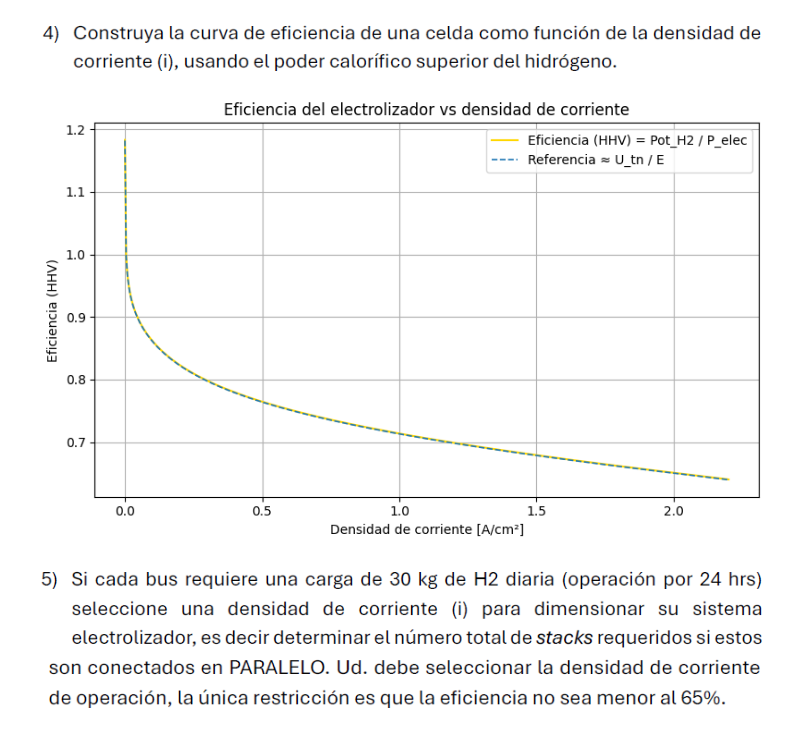
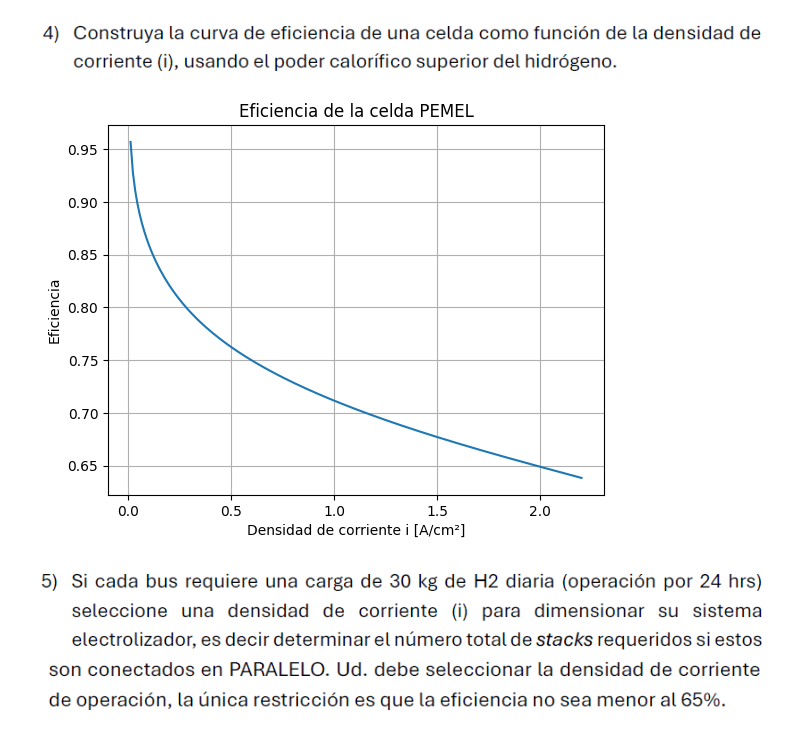
Before and after one commit to SantiagoAcostaMarino/Hidrogeno_Parcial, a Jupyter notebook: Parcial.ipynb, the cells around one changed output. Cells and saved outputs as stored; diff of their text form; code cells hidden in the pictures.

```diff
--- a/Parcial.ipynb
+++ b/Parcial.ipynb
@@ -109,29 +97,21 @@ plt.show()
 # %% [markdown]
 ![image.png](attachment:image.png)
 # %%
-# Poder calorífico superior del H2 [J/kg]
-LHV_H2 = 141.8e6
-# Potencia química del H2 (usando HHV) y eficiencia
-Pot_H2 = LHV_H2 * (m_dot_g_s/1000.0)   # [W] (g/s -> kg/s)
-eficiencia1 = Pot_H2 / P_elec          # adimensional
+#Punto 4
+HHV = 285000  #J/mol
+P_H2 = (HHV*m_H2)/MW_H2
+eficiencia = (P_H2/P_elec)
 
-# Curva de referencia teórica U_tn/E (chequeo rápido)
-U_tn = 1.48  # V (aprox. HHV/2F)
-eta_teor = U_tn / E
-
-# Graficar
-plt.figure(figsize=(8,5))
-plt.plot(i, eficiencia1, color="gold", label="Eficiencia (HHV) = Pot_H2 / P_elec")
-plt.plot(i, eta_teor, '--', lw=1.2, label="Referencia ≈ U_tn / E")
-plt.xlabel("Densidad de corriente [A/cm²]")
-plt.ylabel("Eficiencia (HHV)")
-plt.title("Eficiencia del electrolizador vs densidad de corriente")
+#Grafica de curva
+plt.figure()
+plt.plot(i, eficiencia)
+plt.xlabel('Densidad de corriente i [A/cm²]')
+plt.ylabel('Eficiencia')
+plt.title('Eficiencia de la celda PEMEL')
 plt.grid(True)
-plt.legend()
-plt.tight_layout()
 plt.show()
 # %% [output]
-[figure, old version]
+[figure, new version]
 # %% [markdown]
 ![image.png](attachment:image.png)
 ![image-2.png](attachment:image-2.png)
```
Also changed, not shown: parts of 6 cells of this notebook.
